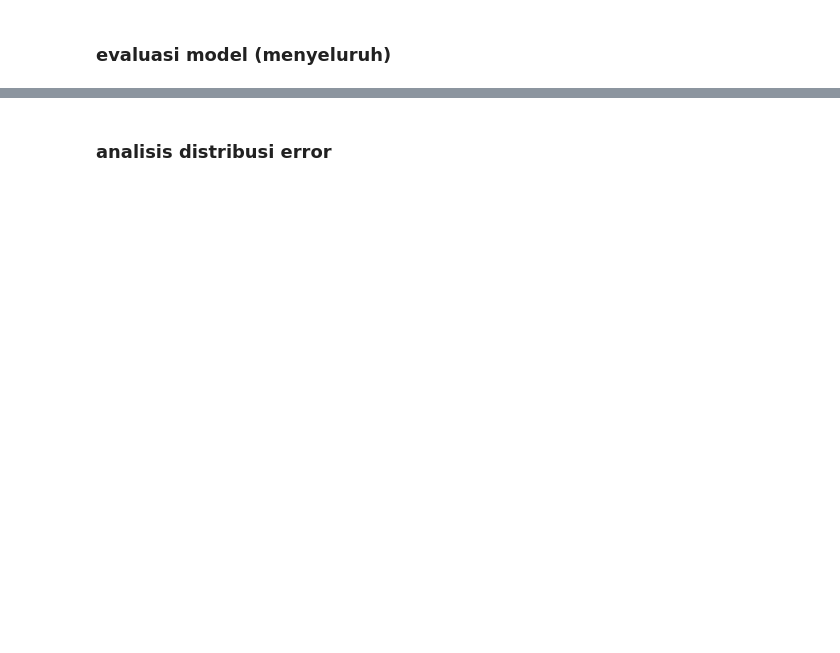
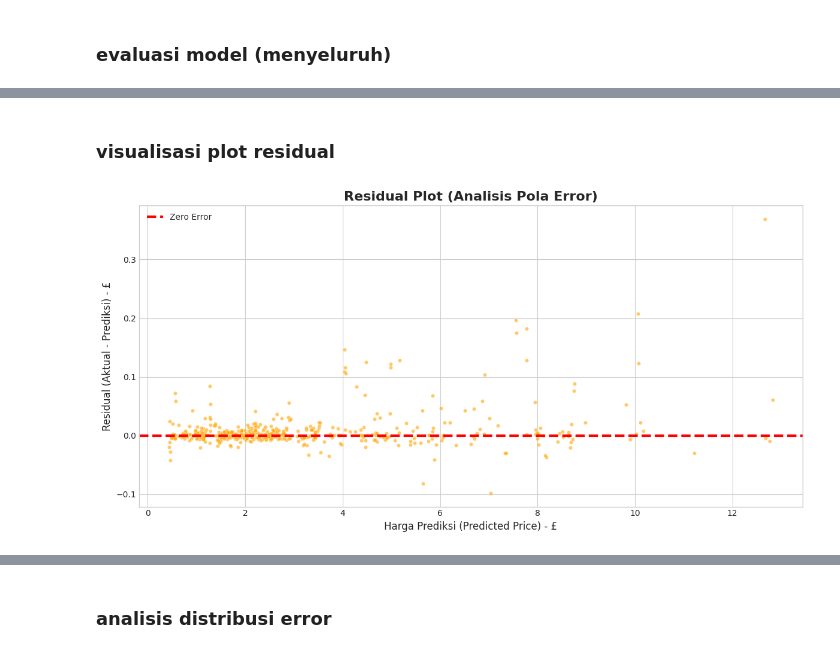
Before and after one commit to xProbe/jetto_presentasi_1.0, a Jupyter notebook: Presentasi_Data_EvaluationDeployment_fix.ipynb, the cells around one changed output, grey strips where cells are left out. Cells and saved outputs as stored; diff of their text form; code cells hidden in the pictures; blank space fills up the shorter version.

```diff
--- a/Presentasi_Data_EvaluationDeployment_fix.ipynb
+++ b/Presentasi_Data_EvaluationDeployment_fix.ipynb
@@ -123,0 +188,28 @@ print(f"Max Residual: £{np.max(residuals):.4f}")
+# %% [markdown]
+### visualisasi plot residual
+# %%
+import matplotlib.pyplot as plt
+import seaborn as sns
+
+# Hitung Residual (Error)
+residuals = y_full - y_pred
+
+# Buat figure baru
+plt.figure(figsize=(12, 6))
+
+# Scatter Plot Residual
+sns.scatterplot(x=y_pred, y=residuals, alpha=0.6, color='orange', s=20)
+
+# Garis Nol (Zero Line)
+plt.axhline(y=0, color='red', linestyle='--', lw=3, label='Zero Error')
+
+# Label dan Judul
+plt.title('Residual Plot (Analisis Pola Error)', fontsize=16, fontweight='bold')
+plt.xlabel('Harga Prediksi (Predicted Price) - £', fontsize=12)
+plt.ylabel('Residual (Aktual - Prediksi) - £', fontsize=12)
+plt.legend()
+
+plt.tight_layout()
+plt.show()
+# %% [output]
+[figure, added]
```
Also changed, not shown: parts of 22 cells of this notebook, 2 other files.
